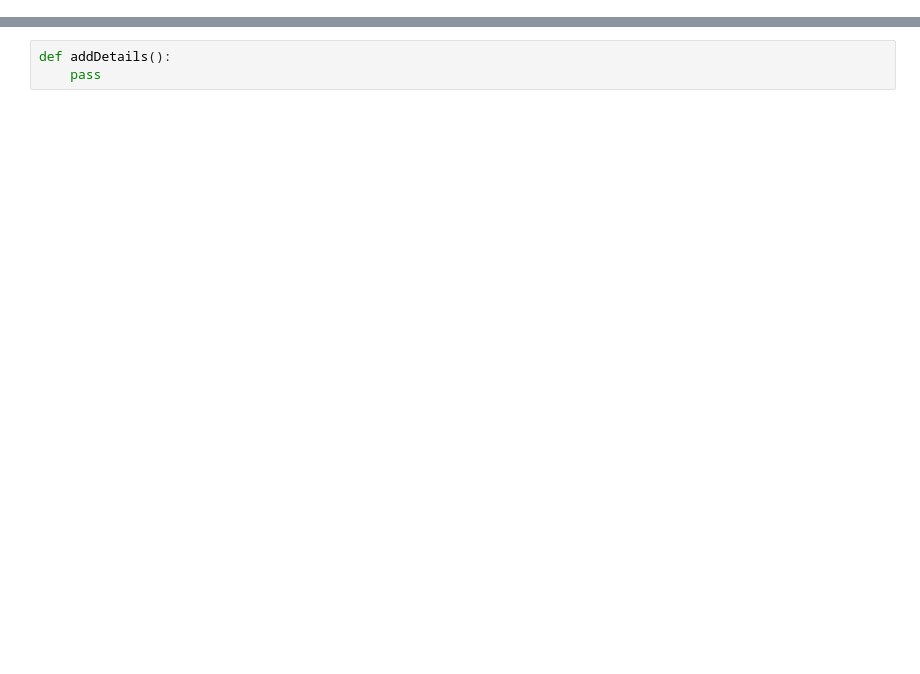
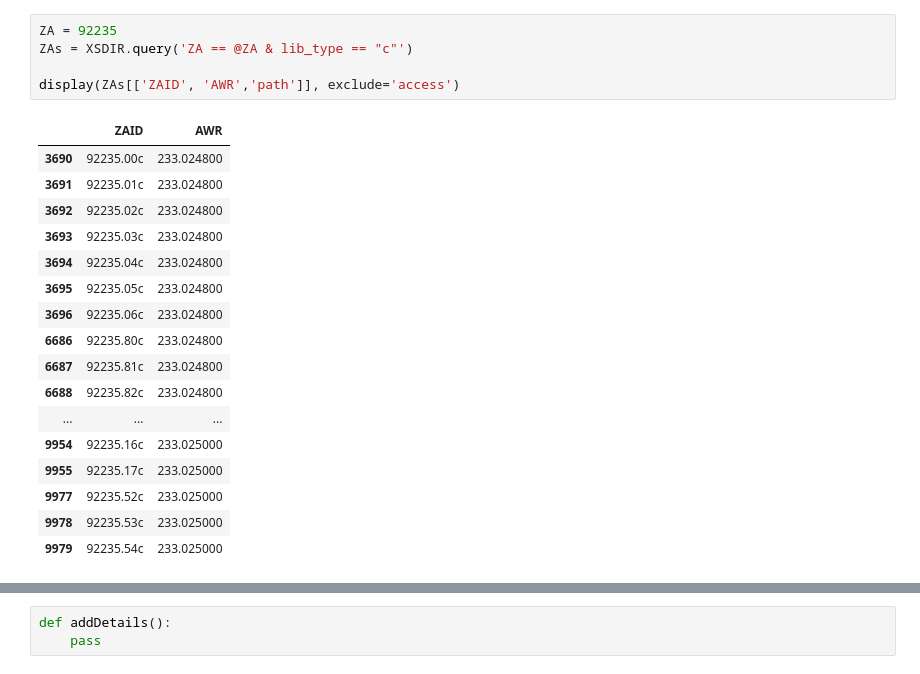
Before and after one commit to NuclearData/DataListing, a Jupyter notebook: FastNeutron.ipynb, the cells around one changed output, grey strips where cells are left out. Cells and saved outputs as stored; diff of their text form; blank space fills up the shorter version.

```diff
--- a/FastNeutron.ipynb
+++ b/FastNeutron.ipynb
@@ -24,0 +23,23 @@ display(frame)
+# %%
+ZA = 92235
+ZAs = XSDIR.query('ZA == @ZA & lib_type == "c"')
+
+display(ZAs[['ZAID', 'AWR','path']], exclude='access')
+# %% [output]
+|  | ZAID | AWR |
+| 3690 | 92235.00c | 233.024800 |
+| 3691 | 92235.01c | 233.024800 |
+| 3692 | 92235.02c | 233.024800 |
+| 3693 | 92235.03c | 233.024800 |
+| 3694 | 92235.04c | 233.024800 |
+| 3695 | 92235.05c | 233.024800 |
+| 3696 | 92235.06c | 233.024800 |
+| 6686 | 92235.80c | 233.024800 |
+| 6687 | 92235.81c | 233.024800 |
+| 6688 | 92235.82c | 233.024800 |
+| ... | ... | ... |
+| 9954 | 92235.16c | 233.025000 |
+| 9955 | 92235.17c | 233.025000 |
+| 9977 | 92235.52c | 233.025000 |
+| 9978 | 92235.53c | 233.025000 |
+| 9979 | 92235.54c | 233.025000 |
```
Also changed, not shown: parts of 5 cells of this notebook, 2 other files.
